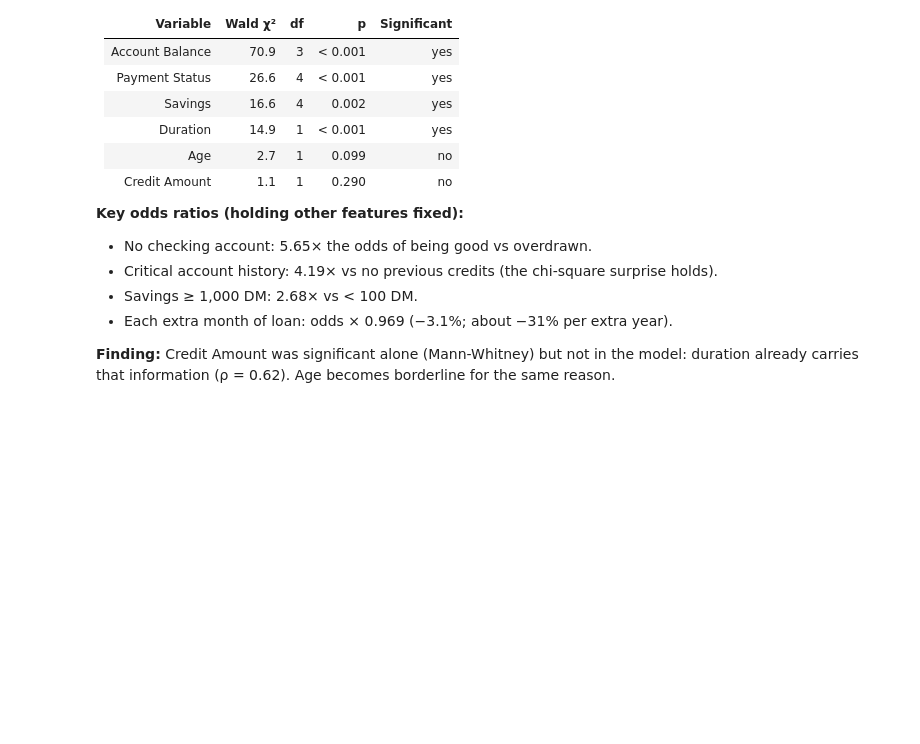
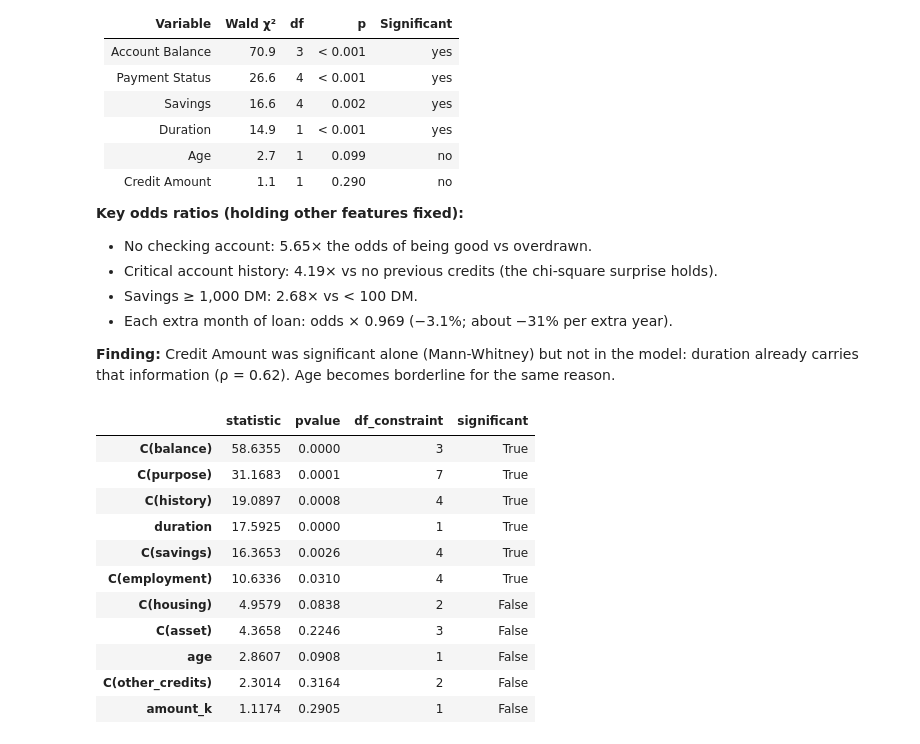
Before and after one commit to dadounsamira/german-credit-score, a Jupyter notebook: notebooks/02-statistical-tests.ipynb, the cells around one changed output. Saved outputs shown, nothing was run; the diff lists cells and outputs as text; code cells hidden in the pictures; blank space fills up the shorter version.

```diff
--- a/notebooks/02-statistical-tests.ipynb
+++ b/notebooks/02-statistical-tests.ipynb
@@ -416,3 +416,31 @@ Model: good ~ duration + amount (k DM) + age + account balance + payment history
 - Each extra month of loan: odds × 0.969 (−3.1%; about −31% per extra year).
 
 **Finding:** Credit Amount was significant alone (Mann-Whitney) but not in the model: duration already carries that information (ρ = 0.62). Age becomes borderline for the same reason.
+# %%
+# bigger logistic regression: all 11 features that were significant alone
+model_df["purpose"] = df["Purpose"].replace({4: 10, 8: 10})
+model_df["asset"] = df["Most valuable available asset"]
+model_df["employment"] = df["Length of current employment"]
+model_df["housing"] = df["Type of apartment"]
+model_df["other_credits"] = df["Concurrent Credits"]
+
+big = smf.logit("good ~ duration + amount_k + age + C(balance) + C(history) + C(savings)"
+                " + C(purpose) + C(asset) + C(employment) + C(housing) + C(other_credits)",
+                data=model_df).fit(disp=0)
+
+wald_big = big.wald_test_terms(scalar=True).table.drop("Intercept")
+wald_big["significant"] = wald_big["pvalue"] < 0.05
+wald_big.sort_values("statistic", ascending=False).round(4)
+# %% [output]
+|  | statistic | pvalue | df_constraint | significant |
+| C(balance) | 58.6355 | 0.0000 | 3 | True |
+| C(purpose) | 31.1683 | 0.0001 | 7 | True |
+| C(history) | 19.0897 | 0.0008 | 4 | True |
+| duration | 17.5925 | 0.0000 | 1 | True |
+| C(savings) | 16.3653 | 0.0026 | 4 | True |
+| C(employment) | 10.6336 | 0.0310 | 4 | True |
+| C(housing) | 4.9579 | 0.0838 | 2 | False |
+| C(asset) | 4.3658 | 0.2246 | 3 | False |
+| age | 2.8607 | 0.0908 | 1 | False |
+| C(other_credits) | 2.3014 | 0.3164 | 2 | False |
+| amount_k | 1.1174 | 0.2905 | 1 | False |
```
Also changed, not shown: parts of 1 cell of this notebook.
